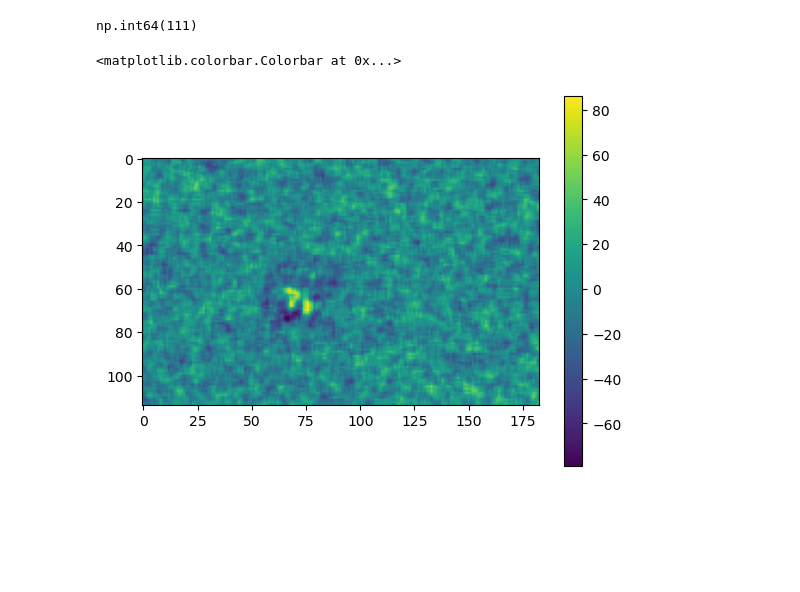
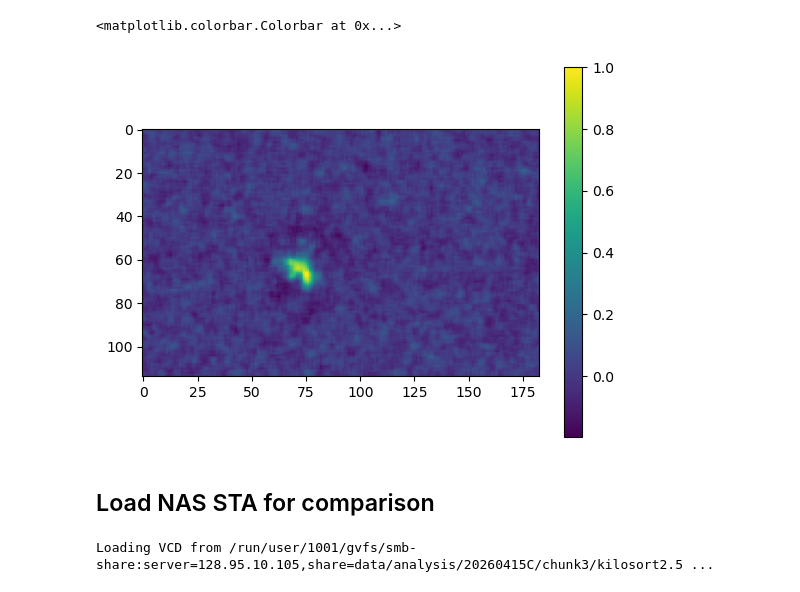
Before and after one commit to DRezeanu/retinanalysis, a Jupyter notebook: nbs/vr_sta.ipynb, the cells around one changed output. Drawn from its saved outputs; the diff is of its cells as text; code cells hidden in the pictures; blank space fills up the shorter version.

```diff
--- a/nbs/vr_sta.ipynb
+++ b/nbs/vr_sta.ipynb
@@ -31,10 +12,12 @@ importlib.reload(ra.sta)
 importlib.reload(ra.regen)
 importlib.reload(ra.stim)
 
-# pl = ra.mea_pipeline.create_mea_pipeline(exp_name, datafile_name, b_load_fd=True, b_load_vcd=True)
-# pl.export_to_pkl(f'/Volumes/data-1/analysis/20260415C/chunk3/kilosort2.5/{exp_name}_{datafile_name[0]}_kilosort2.5.pkl')
+exp_name = '20260415C'
+chunk_name = 'chunk3'
+datafile_name = ['data026']
 
-stim_data, resp_data = ra.sta.get_sta_inputs_for_chunk(
-    ra.stim.MEAStimGroup([pl.stim]), ra.MEAResponseGroup([pl.resp]), stride=2
+stas = ra.sta.compute_stas_for_chunk(
+    # ra.stim.MEAStimGroup([pl.stim]), ra.MEAResponseGroup([pl.resp]), stride=2
+    exp_name=exp_name, datafile_name=datafile_name, stride=2
 )
 # %% [output]
@@ -59,3 +63,0 @@ gc.collect()
-# %%
-%%time
-stas = ra.sta.compute_stas(sd, rd, depth=30, method='conv', verbose=True, stride=2)
@@ -73,3 +63,0 @@ importlib.reload(ra.sta)
-# %%
-%%time
-stas = ra.sta.compute_stas(sd, rd, depth=30, method='matmul', verbose=True, stride=2)
@@ -113,11 +64,7 @@ Wall time: 3min 24s
-# %%
-pl.resp.cell_ids[100]
-# %% [output]
-np.int64(111)
 # %%
 import matplotlib.pyplot as plt
-plt.imshow(stas[100, -6, :, :, 0])
+plt.imshow(stas[100, -5, :, :, 0])
 plt.colorbar()
 # %% [output]
 <matplotlib.colorbar.Colorbar at 0x...>
-[figure, old version]
+[figure, new version]
@@ -130,0 +71,7 @@ if torch.cuda.is_available():
+# %% [markdown]
+## Load NAS STA for comparison
+# %%
+importlib.reload(ra.utils.vision_utils)
+vcd = ra.utils.vision_utils.get_analysis_vcd(exp_name, chunk_name, 'kilosort2.5', include_sta=True)
+# %% [output]
+Loading VCD from /run/user/1001/gvfs/smb-share:server=128.95.10.105,share=data/analysis/20260415C/chunk3/kilosort2.5 ...
```
Also changed, not shown: parts of 10 cells of this notebook, 5 other files.
